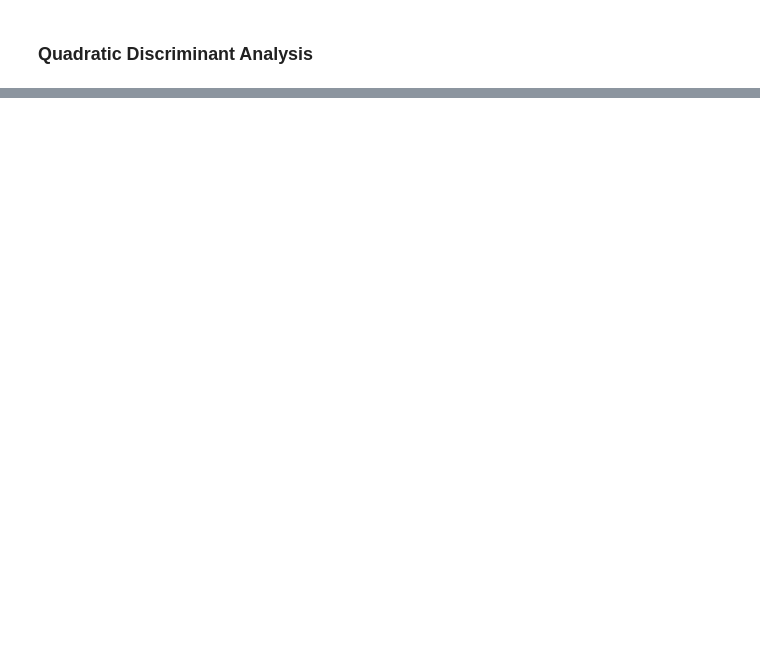
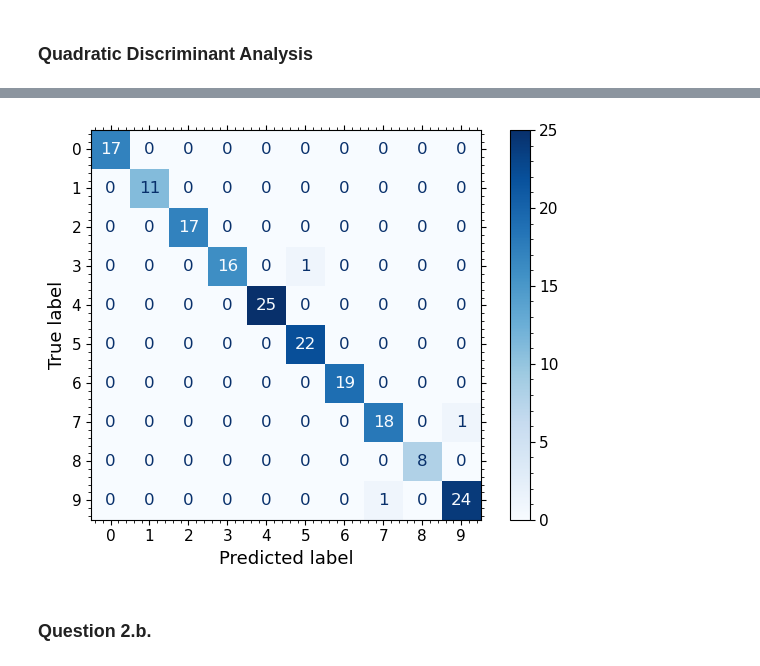
Before and after one commit to james-hughes1/mphildis-coursework, a Jupyter notebook: applied-data-science/Examples2.ipynb, the cells around one changed output, grey strips where cells are left out. Cells and saved outputs as stored; diff of their text form; code cells hidden in the pictures; blank space fills up the shorter version.

```diff
--- a/applied-data-science/Examples2.ipynb
+++ b/applied-data-science/Examples2.ipynb
@@ -511,0 +585,7 @@ plt.show()
+# %%
+ConfusionMatrixDisplay.from_estimator(svm_cv.best_estimator_, X_test, y_test, display_labels=np.unique(y), cmap=plt.cm.Blues)
+plt.show()
+# %% [output]
+[figure, added]
+# %% [markdown]
+### Question 2.b.
```
Also changed, not shown: parts of 35 cells of this notebook, 1 other file.
